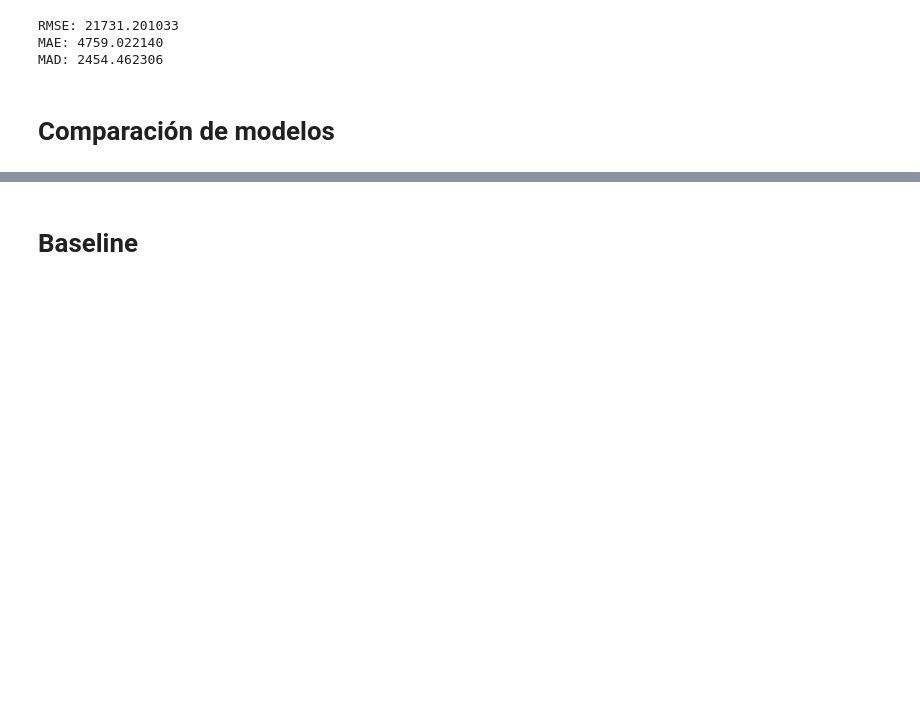
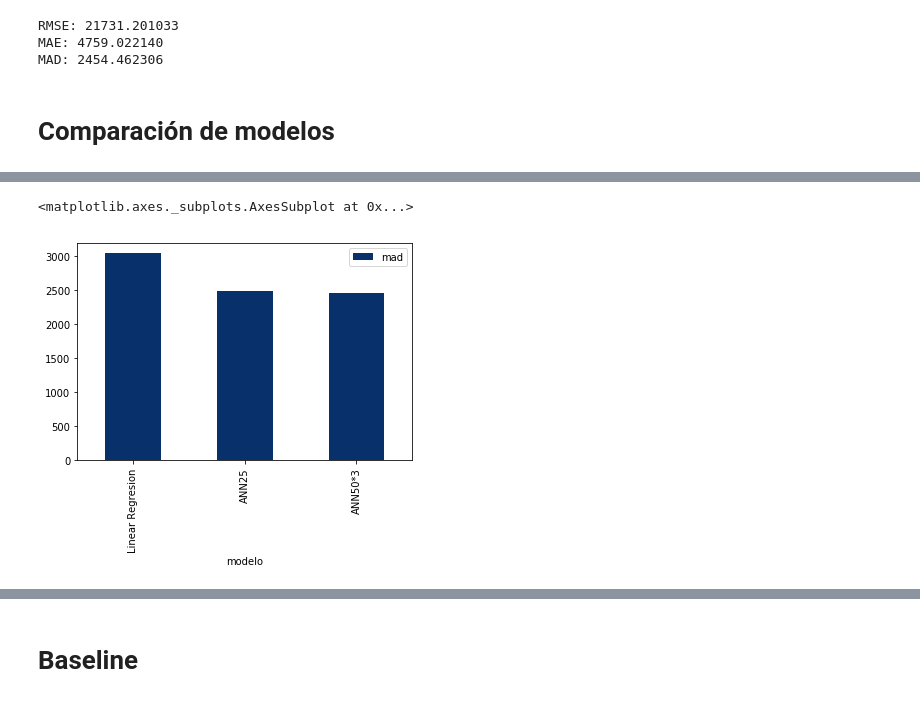
Before and after one commit to AlwaysLearningDeeper/Salesforce-Predictive-Modelling, a Jupyter notebook: start_here.ipynb, the cells around one changed output, grey strips where cells are left out. Cells and saved outputs as stored; diff of their text form; code cells hidden in the pictures; blank space fills up the shorter version.

Commit message:
Add individual graphs

```diff
--- a/start_here.ipynb
+++ b/start_here.ipynb
@@ -823 +825,6 @@ plt.show()
 [figure]
+# %%
+scores_df.plot(kind='bar',y='mad',colormap='Blues_r')
+# %% [output]
+<matplotlib.axes._subplots.AxesSubplot at 0x...>
+[figure, added]
```
Also changed, not shown: parts of 10 cells of this notebook.
